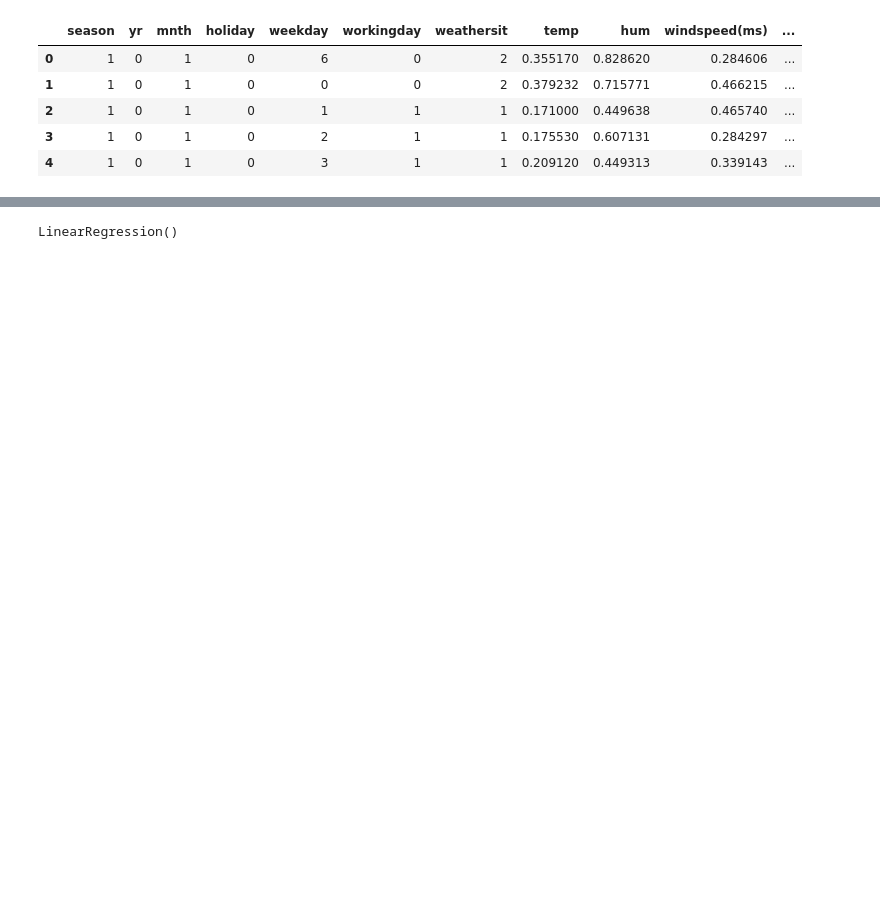
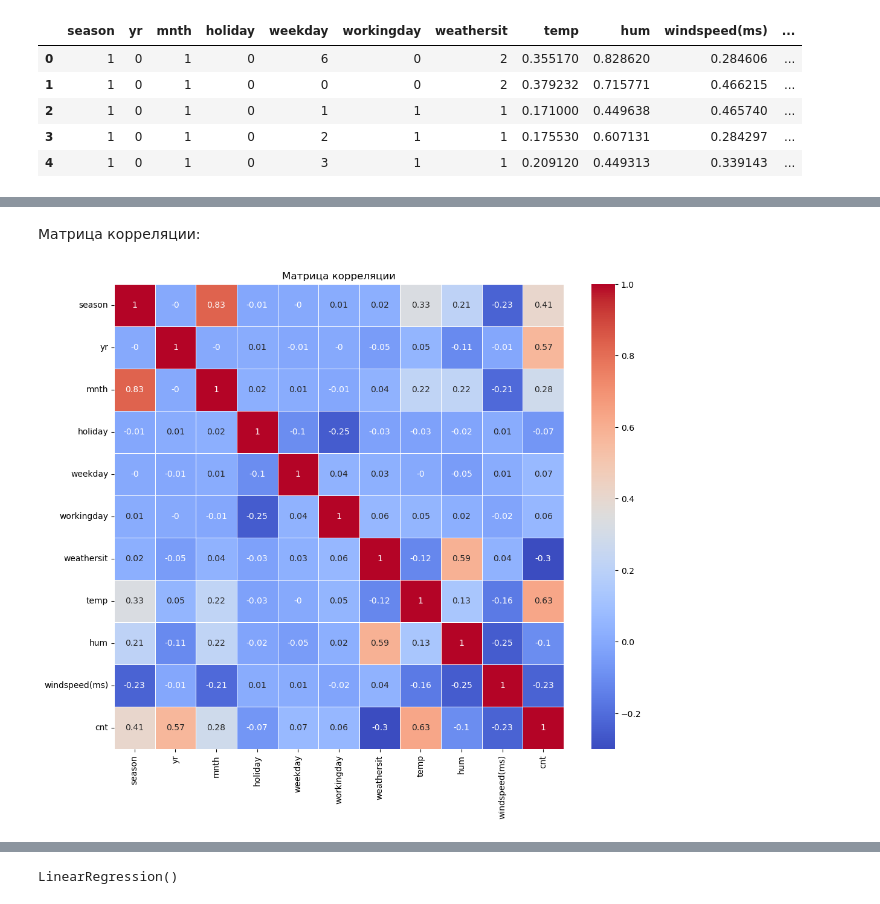
Before and after one commit to mienvenn/ml_models, a Jupyter notebook: example.ipynb, the cells around one changed output, grey strips where cells are left out. Saved outputs shown, nothing was run; the diff lists cells and outputs as text; code cells hidden in the pictures; blank space fills up the shorter version.

```diff
--- a/example.ipynb
+++ b/example.ipynb
@@ -13,0 +106,13 @@ data.head()
+# %% [markdown]
+Матрица корреляции:
+# %%
+import seaborn as sns
+
+plt.figure(figsize=(12, 10))
+corr_matrix = data.corr()
+corr_matrix = np.round(corr_matrix, 2)
+sns.heatmap(corr_matrix, annot=True, linewidths=0.5, cmap="coolwarm")
+plt.title("Матрица корреляции")
+plt.show()
+# %% [output]
+[figure, added]
```
Also changed, not shown: parts of 42 cells of this notebook.
